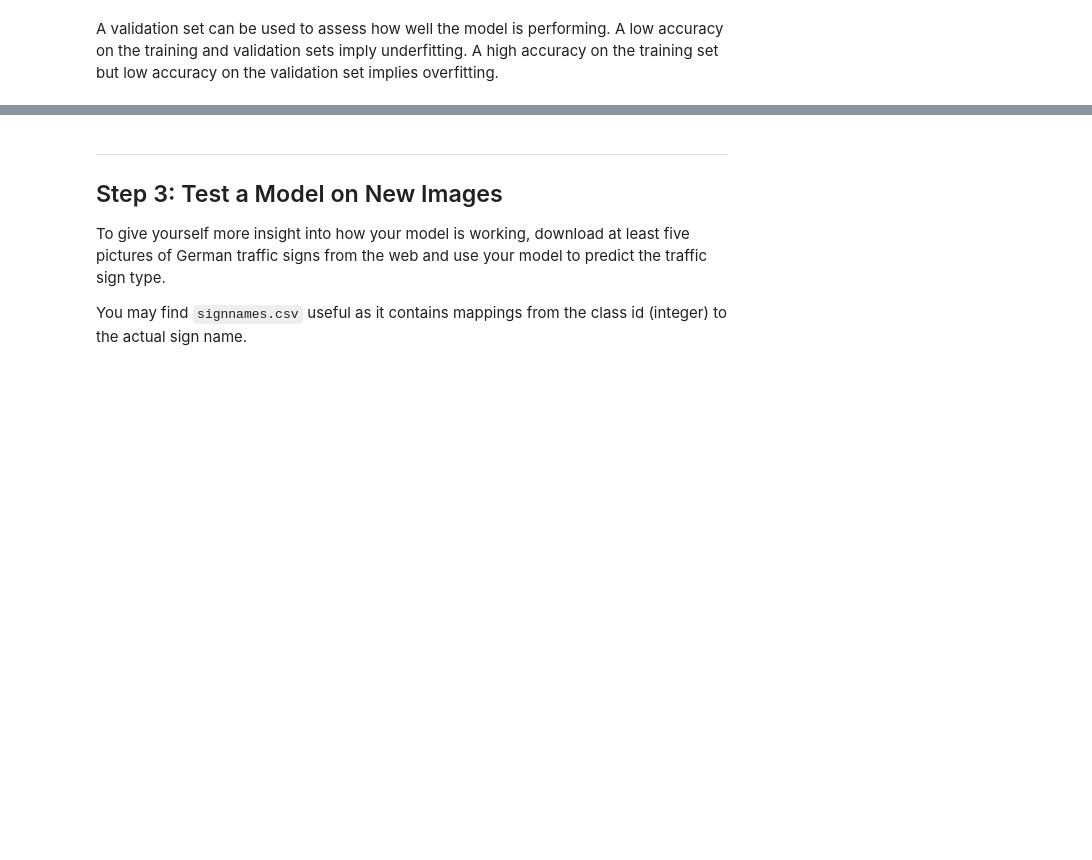
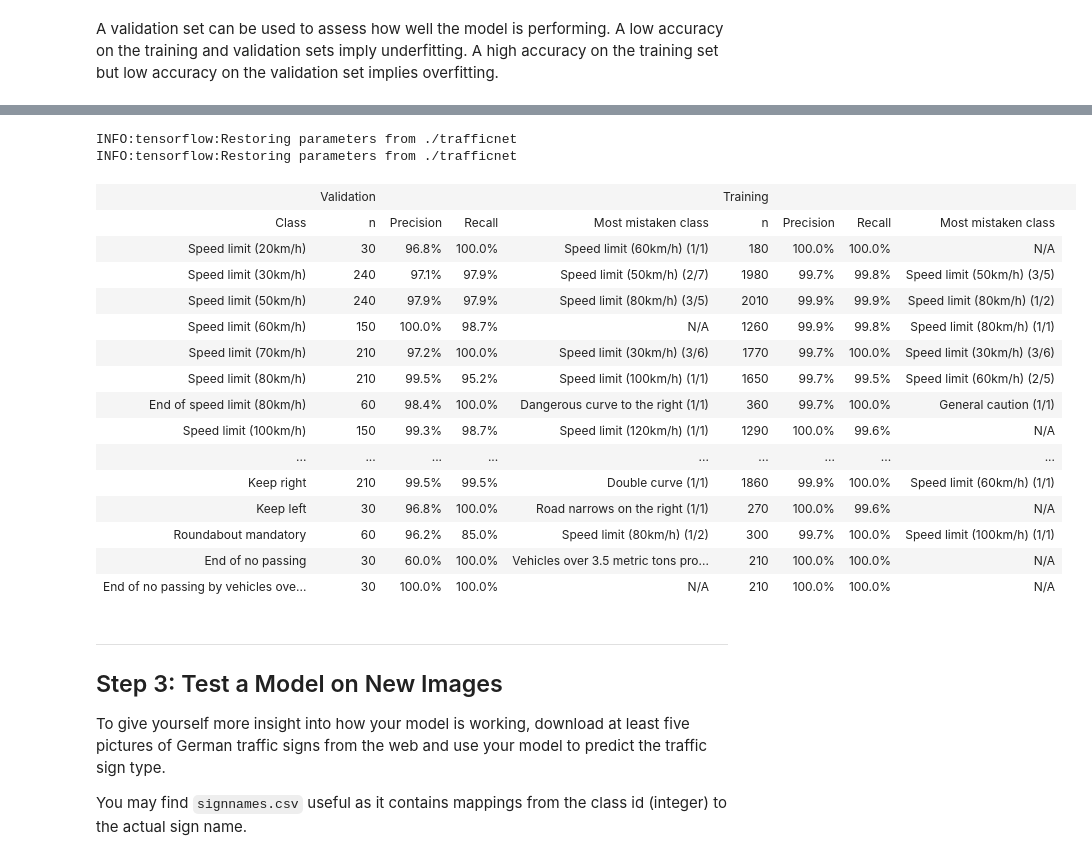
Before and after one commit to BenjaminPelletier/CarND-Traffic-Sign-Classifier-Project, a Jupyter notebook: Traffic_Sign_Classifier.ipynb, the cells around one changed output, grey strips where cells are left out. Saved outputs shown, nothing was run; the diff lists cells and outputs as text; code cells hidden in the pictures; blank space fills up the shorter version.

Commit message:
Updated notebook with additional investigations, finished writeup

```diff
--- a/Traffic_Sign_Classifier.ipynb
+++ b/Traffic_Sign_Classifier.ipynb
@@ -371,3 +394,76 @@ Model saved
+# %%
+# Additional model evaluation
+class_prediction = tf.argmax(logits, 1)
+
+# Returns matrix where element ij (row i, column j) is the number of examples with true class i that were
+# identified as class j
+def characterize_performance(X_data, y_data):
+    prediction_correspondence = np.zeros((n_classes, n_classes))
+    num_examples = len(X_data)
+
+    with tf.Session() as sess:
+        saver.restore(sess, './trafficnet')
+
+        for offset in range(0, num_examples, BATCH_SIZE):
+            batch_x, batch_y = X_data[offset:offset+BATCH_SIZE], y_data[offset:offset+BATCH_SIZE]
+            pclasses = sess.run(class_prediction, feed_dict={x: batch_x, y: batch_y, keep_prob:1.0})
+            for i in range(len(batch_y)):
+                prediction_correspondence[batch_y[i], pclasses[i]] += 1
+        return prediction_correspondence
+
+m_train = characterize_performance(X_train_normalized, y_train)
+m_valid = characterize_performance(X_valid_normalized, y_valid)
+
+# Summarize true versus predicted class matrix in user-readable form
+import heapq
+table = [['', 'Validation', '', '', '', 'Training', '', '', '', ''],
+         ['Class', 'n', 'Precision', 'Recall', 'Most mistaken class', 'n', 'Precision', 'Recall', 'Most mistaken class']]
+def mistaken(m, c):
+    r = heapq.nlargest(2, range(n_classes), key=lambda i: m[i,c])[1]
+    if m[r, c] == 0:
+        return 'N/A'
+    else:
+        return sign_names[r] + (' (%d/%d)' % (m[r, c], np.sum(m[:,c]) - m[c,c]))
+for c in range(n_classes):
+    table.append([
+        sign_names[c],
+        '%d' % np.sum(m_valid[c,:]),
+        '%.1f%%' % (100 * m_valid[c,c] / np.sum(m_valid[:,c])),
+        '%.1f%%' % (100 * m_valid[c,c] / np.sum(m_valid[c,:])),
+        mistaken(m_valid, c),
+        '%d' % np.sum(m_train[c,:]),
+        '%.1f%%' % (100 * m_train[c,c] / np.sum(m_train[:,c])),
+        '%.1f%%' % (100 * m_train[c,c] / np.sum(m_train[c,:])),
+        mistaken(m_train, c)
+    ])
+
+# From: https://stackoverflow.com/a/35161699
+from IPython.display import HTML, display
+display(HTML(
+    '<table><tr>{}</tr></table>'.format(
+        '</tr><tr>'.join(
+            '<td>{}</td>'.format('</td><td>'.join(str(_) for _ in row)) for row in table)
+        )
+ ))
+# %% [output]
+INFO:tensorflow:Restoring parameters from ./trafficnet
+INFO:tensorflow:Restoring parameters from ./trafficnet
+|  | Validation |  |  |  | Training |  |  |  |  |
+| Class | n | Precision | Recall | Most mistaken class | n | Precision | Recall | Most mistaken class |
+| Speed limit (20km/h) | 30 | 96.8% | 100.0% | Speed limit (60km/h) (1/1) | 180 | 100.0% | 100.0% | N/A |
+| Speed limit (30km/h) | 240 | 97.1% | 97.9% | Speed limit (50km/h) (2/7) | 1980 | 99.7% | 99.8% | Speed limit (50km/h) (3/5) |
+| Speed limit (50km/h) | 240 | 97.9% | 97.9% | Speed limit (80km/h) (3/5) | 2010 | 99.9% | 99.9% | Speed limit (80km/h) (1/2) |
+| Speed limit (60km/h) | 150 | 100.0% | 98.7% | N/A | 1260 | 99.9% | 99.8% | Speed limit (80km/h) (1/1) |
+| Speed limit (70km/h) | 210 | 97.2% | 100.0% | Speed limit (30km/h) (3/6) | 1770 | 99.7% | 100.0% | Speed limit (30km/h) (3/6) |
+| Speed limit (80km/h) | 210 | 99.5% | 95.2% | Speed limit (100km/h) (1/1) | 1650 | 99.7% | 99.5% | Speed limit (60km/h) (2/5) |
+| End of speed limit (80km/h) | 60 | 98.4% | 100.0% | Dangerous curve to the right (1/1) | 360 | 99.7% | 100.0% | General caution (1/1) |
+| Speed limit (100km/h) | 150 | 99.3% | 98.7% | Speed limit (120km/h) (1/1) | 1290 | 100.0% | 99.6% | N/A |
+| ... | ... | ... | ... | ... | ... | ... | ... | ... |
+| Keep right | 210 | 99.5% | 99.5% | Double curve (1/1) | 1860 | 99.9% | 100.0% | Speed limit (60km/h) (1/1) |
+| Keep left | 30 | 96.8% | 100.0% | Road narrows on the right (1/1) | 270 | 100.0% | 99.6% | N/A |
+| Roundabout mandatory | 60 | 96.2% | 85.0% | Speed limit (80km/h) (1/2) | 300 | 99.7% | 100.0% | Speed limit (100km/h) (1/1) |
+| End of no passing | 30 | 60.0% | 100.0% | Vehicles over 3.5 metric tons pro... | 210 | 100.0% | 100.0% | N/A |
+| End of no passing by vehicles ove... | 30 | 100.0% | 100.0% | N/A | 210 | 100.0% | 100.0% | N/A |
 # %% [markdown]
 ---
 
```
Also changed, not shown: parts of 10 cells of this notebook, 5 other files.
